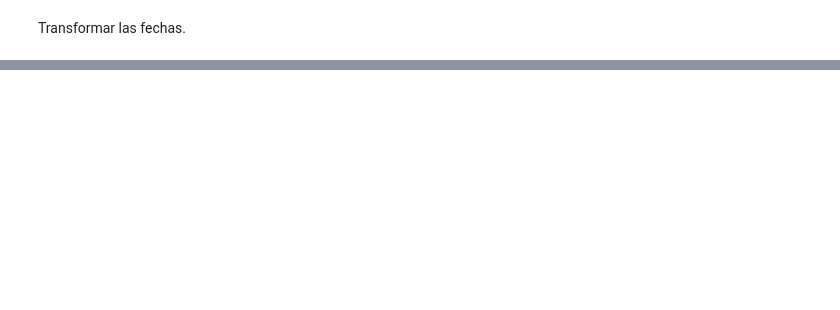
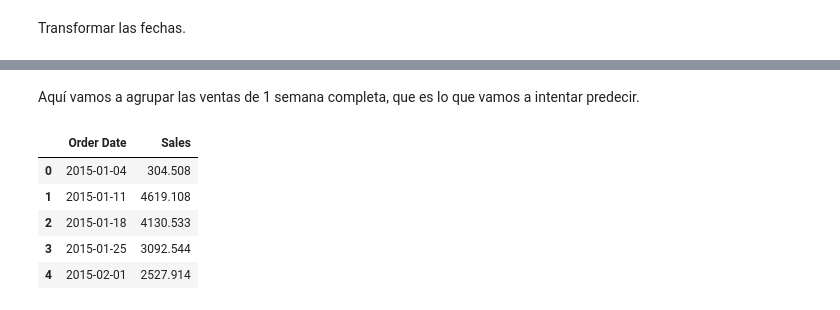
Before and after one commit to charligram/1_analisis_ventas, a Jupyter notebook: notebooks/02_feature_engineering.ipynb, the cells around one changed output, grey strips where cells are left out. Saved outputs shown, nothing was run; the diff lists cells and outputs as text; code cells hidden in the pictures; blank space fills up the shorter version.

```diff
--- a/notebooks/02_feature_engineering.ipynb
+++ b/notebooks/02_feature_engineering.ipynb
@@ -58,0 +62,12 @@ df.head()
+# %% [markdown]
+Aquí vamos a agrupar las ventas de 1 semana completa, que es lo que vamos a intentar predecir.
+# %%
+df_week_sales = df.groupby(pd.Grouper(key='Order Date', freq='W'))['Sales'].sum().reset_index()
+df_week_sales.head()
+# %% [output]
+|  | Order Date | Sales |
+| 0 | 2015-01-04 | 304.508 |
+| 1 | 2015-01-11 | 4619.108 |
+| 2 | 2015-01-18 | 4130.533 |
+| 3 | 2015-01-25 | 3092.544 |
+| 4 | 2015-02-01 | 2527.914 |
```
Also changed, not shown: parts of 27 cells of this notebook.
